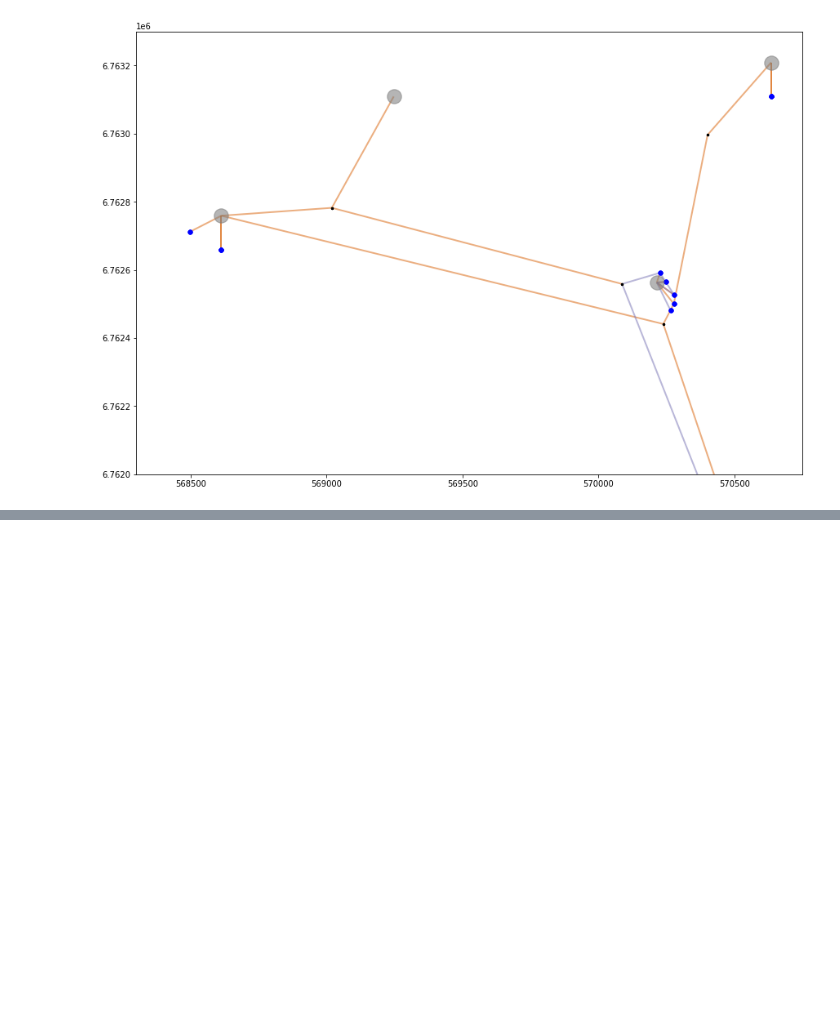
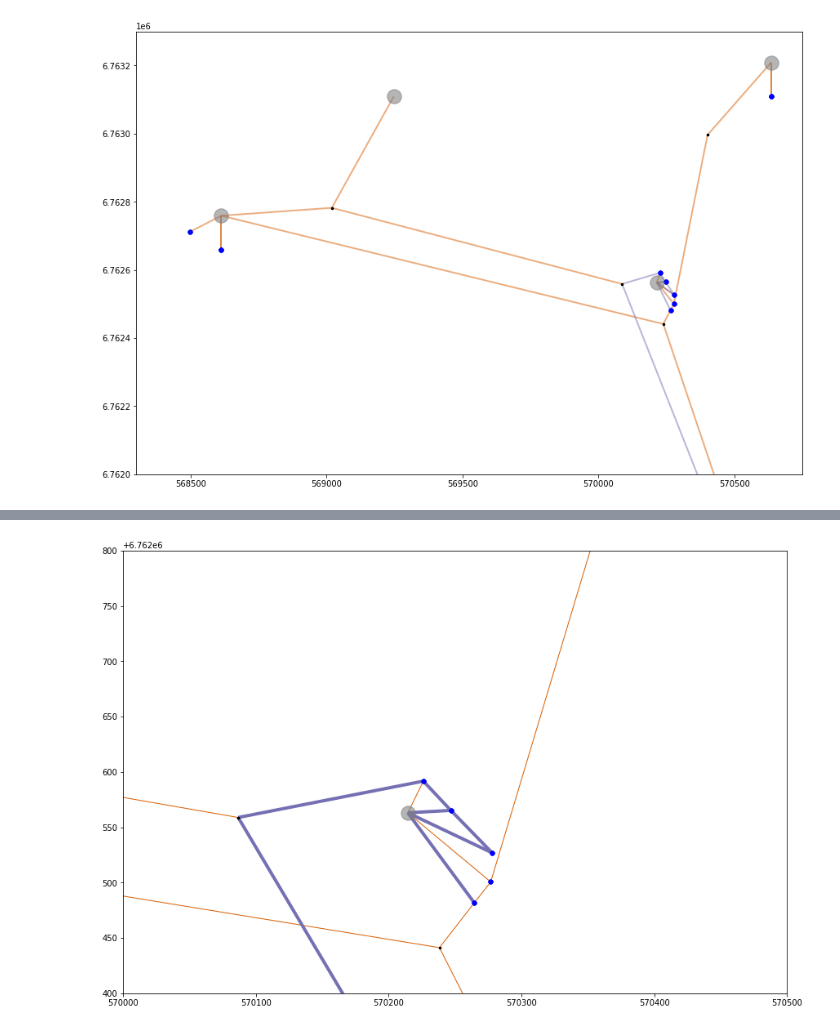
Before and after one commit to DenisYabl/PipesHydraulic, a Jupyter notebook: code/view_pipelines.ipynb, the cells around one changed output, grey strips where cells are left out. Saved outputs shown, nothing was run; the diff lists cells and outputs as text; code cells hidden in the pictures; blank space fills up the shorter version.

Commit message:
pipelines viewer, more advanced

```diff
--- a/code/view_pipelines.ipynb
+++ b/code/view_pipelines.ipynb
@@ -203,3 +207,8 @@ ax.set_ylim(6762000, 6763300)
 plt.show()
 # %% [output]
 [figure]
+# %%
+mask1 = (schema_df.node_type_start == 1) & (schema_df.node_type_end == 2)
+mask2 = (schema_df.node_type_start == 2) & (schema_df.node_type_end == 1)
+df = schema_df[mask1 | mask2]
+df.L
@@ -205,0 +233,25 @@ plt.show()
+# %%
+cmap=plt.get_cmap('Dark2').colors
+
+fig = plt.figure(constrained_layout=True, figsize=(12, 8))
+ax = fig.add_subplot(1,1,1)
+
+for pl_id, clr, wd in zip(pipeline_ids, cmap, [0, 1, 4]):
+    df = graph_df[graph_df.pipeline_id == pl_id]
+    df = df[["node_id_start", "node_id_end"]]
+    df.columns = ["source", "target"]
+    G = nx.from_pandas_edgelist(df)
+    nx.draw_networkx_nodes(G, sp, nodelist=wells, node_size=25, node_color="blue", ax=ax)
+    nx.draw_networkx_nodes(G, sp, nodelist=pads, node_size=300, node_color="gray", alpha=0.25, ax=ax)
+    nx.draw_networkx_nodes(G, sp, nodelist=juncs, node_size=5, node_color="black", ax=ax)
+    nx.draw_networkx_nodes(G, sp, nodelist=kns, node_size=50, node_color="red", ax=ax)
+    nx.draw_networkx_edges(G, sp, width=wd, ax=ax, edge_color=clr)
+
+
+limits=plt.axis('on') # turns on axis
+ax.tick_params(left=True, bottom=True, labelleft=True, labelbottom=True)
+ax.set_xlim(570000, 570500)
+ax.set_ylim(6762400, 6762800)
+plt.show()
+# %% [output]
+[figure, added]
```
Also changed, not shown: parts of 2 cells of this notebook.
